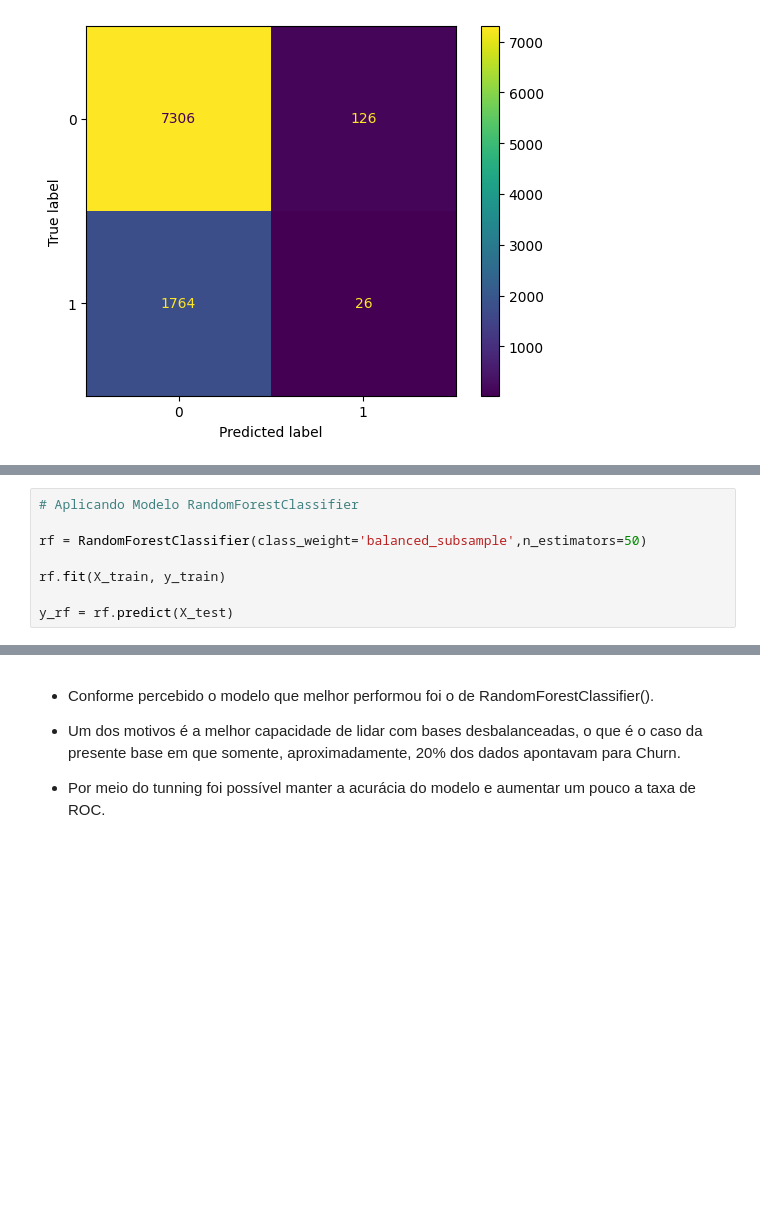
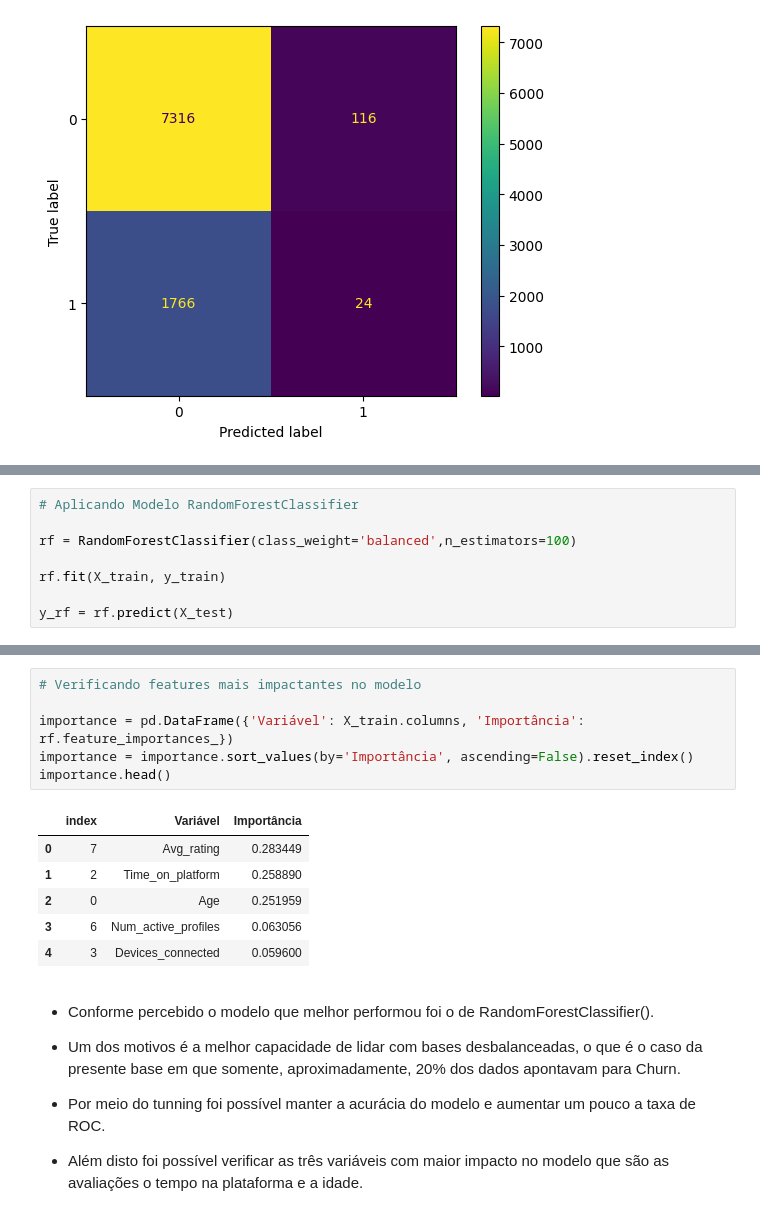
Before and after one commit to ragoans/AnaliseDeChurn, a Jupyter notebook: D06_AnáliseDeChurn.ipynb, the cells around one changed output, grey strips where cells are left out. Drawn from its saved outputs; the diff is of its cells as text; blank space fills up the shorter version.

```diff
--- a/D06_AnáliseDeChurn.ipynb
+++ b/D06_AnáliseDeChurn.ipynb
@@ -628,7 +660,7 @@ parameters_best
 # %%
 # Aplicando Modelo RandomForestClassifier
 
-rf = RandomForestClassifier(class_weight='balanced_subsample',n_estimators=50)
+rf = RandomForestClassifier(class_weight='balanced',n_estimators=100)
 
 rf.fit(X_train, y_train)
 
@@ -668,10 +700,25 @@ ROC: 0.5116393851741826
 ==================================================
+# %%
+# Verificando features mais impactantes no modelo
+
+importance = pd.DataFrame({'Variável': X_train.columns, 'Importância': rf.feature_importances_})
+importance = importance.sort_values(by='Importância', ascending=False).reset_index()
+importance.head()
+# %% [output]
+|  | index | Variável | Importância |
+| 0 | 7 | Avg_rating | 0.283449 |
+| 1 | 2 | Time_on_platform | 0.258890 |
+| 2 | 0 | Age | 0.251959 |
+| 3 | 6 | Num_active_profiles | 0.063056 |
+| 4 | 3 | Devices_connected | 0.059600 |
 # %% [markdown]
 * Conforme percebido o modelo que melhor performou foi o de RandomForestClassifier().
 
 * Um dos motivos é a melhor capacidade de lidar com bases desbalanceadas, o que é o caso da presente base em que somente, aproximadamente, 20% dos dados apontavam para Churn.
 
 * Por meio do tunning foi possível manter a acurácia do modelo e aumentar um pouco a taxa de ROC.
+
+* Além disto foi possível verificar as três variáveis com maior impacto no modelo que são as avaliações o tempo na plataforma e a idade.
 # %% [markdown]
 # Conclusão
 
```
Also changed, not shown: parts of 10 cells of this notebook.
